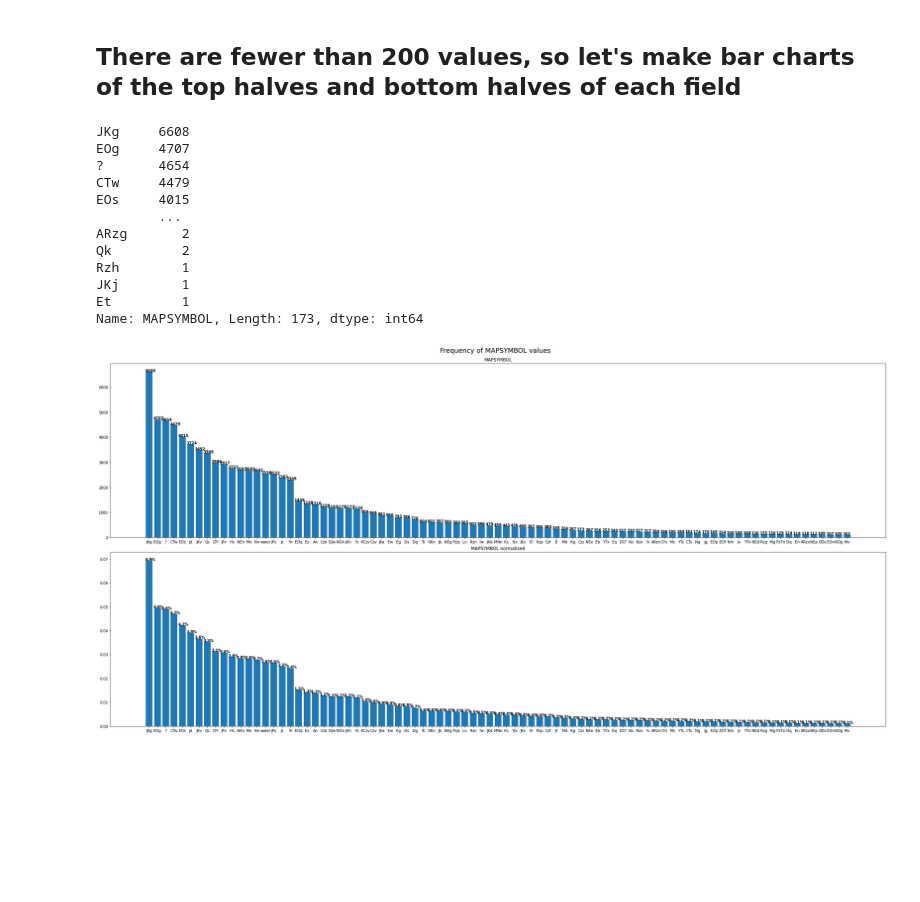
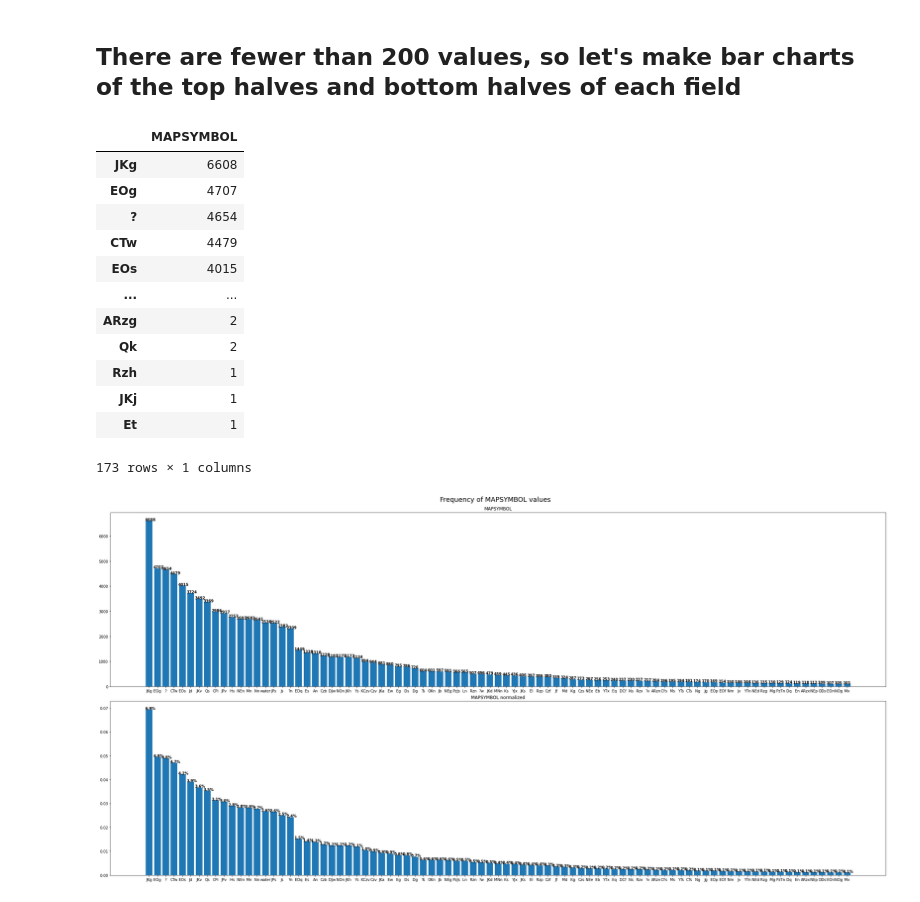
Before and after one commit to selkind/GeoMap, a Jupyter notebook: map_and_ploy_symbol.ipynb, the cells around one changed output. Saved outputs shown, nothing was run; the diff lists cells and outputs as text; code cells hidden in the pictures; blank space fills up the shorter version.

```diff
--- a/map_and_ploy_symbol.ipynb
+++ b/map_and_ploy_symbol.ipynb
@@ -44,20 +44,21 @@ data = gpd.read_file(geol_path)
 # %%
 map_sym_counts = data["MAPSYMBOL"].value_counts(ascending=False)
 map_sym_counts_norm = data["MAPSYMBOL"].value_counts(ascending=False, normalize=True)
-print(map_sym_counts)
+display(pd.DataFrame(map_sym_counts))
 # %% [output]
+|  | MAPSYMBOL |
+| JKg | 6608 |
+| EOg | 4707 |
+| ? | 4654 |
+| CTw | 4479 |
+| EOs | 4015 |
+| ... | ... |
+| ARzg | 2 |
+| Qk | 2 |
+| Rzh | 1 |
+| JKj | 1 |
+| Et | 1 |
-JKg     6608
-EOg     4707
-?       4654
-CTw     4479
-EOs     4015
-        ...
-ARzg       2
-Qk         2
-Rzh        1
-JKj        1
-Et         1
-Name: MAPSYMBOL, Length: 173, dtype: int64
+173 rows × 1 columns
 # %%
 plot_value_counts("MAPSYMBOL", 85, map_sym_counts, map_sym_counts_norm)
 # %% [output]
```
Also changed, not shown: parts of 14 cells of this notebook.
